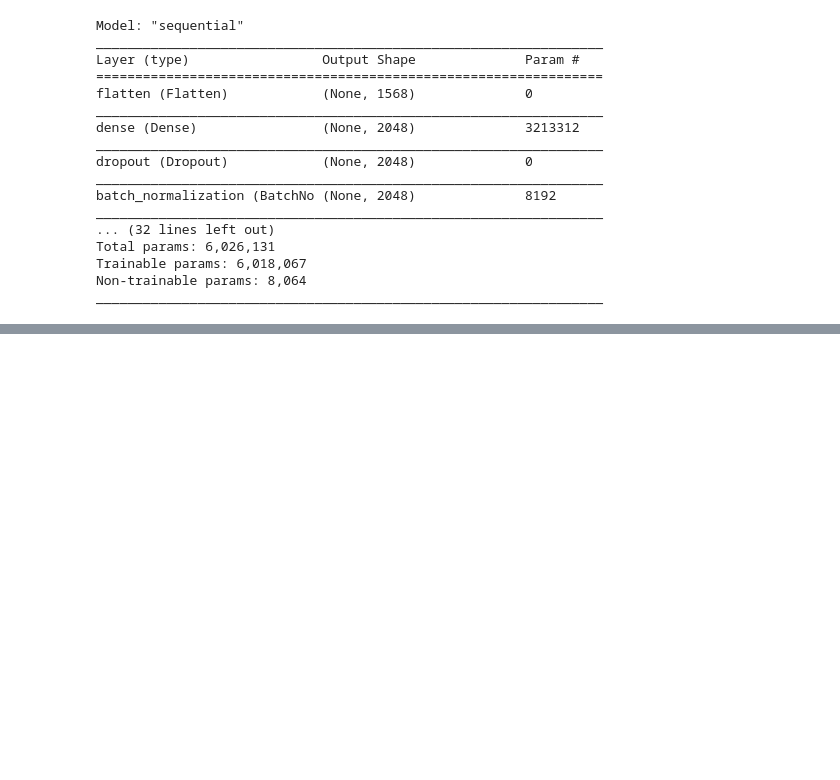
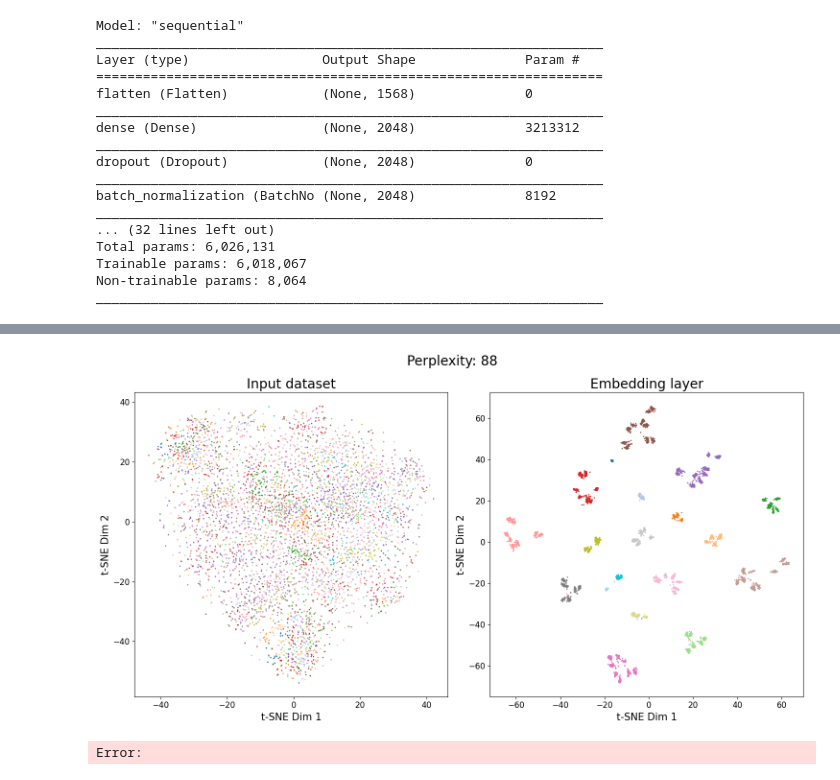
Before and after one commit to ljf441/mnist_add, a Jupyter notebook: pipeline.ipynb, the cells around one changed output, grey strips where cells are left out. Cells and saved outputs as stored; diff of their text form; code cells hidden in the pictures; blank space fills up the shorter version.

```diff
--- a/pipeline.ipynb
+++ b/pipeline.ipynb
@@ -423,2 +401,21 @@ nn_predict()
+# %%
+def get_embeddings(x_train, save=True):
+    model = load_model(f'nn_fitted_{m_name}.keras')
+
+    with open(f'nn_best_{s_name}_params.pkl', 'rb') as f:
+        params = pickle.load(f)
+
+    model.compile(optimizer=Adam(params.get('learning_rate')), loss='categorical_crossentropy', metrics=['accuracy'])
+
+    embedding_layer = model.get_layer('dense_5')
+    embedding_model = Model(inputs=model.input, outputs=embedding_layer.output)
+    embeddings = embedding_model.predict(x_train)
+
+    if save:
+        embedding_model.save(f'nn_embedded_{m_name}.keras')
+        with open(f'nn_embeddings{num}.pkl', "wb") as file:
+            pickle.dump(embeddings, file)
+    else:
+        return embeddings, embedding_model
 # %%
 def get_TSNE():
@@ -490,0 +516,38 @@ Error:
+# %%
+def get_opt_TSNE():
+    with open(f'best_tsne.pkl', 'rb') as f:
+        study = pickle.load(f)
+    params = study.best_trial.params
+
+    x_train_flat = x_train.reshape(-1, 1568)
+    y_train_flat = y_train.astype(int)
+
+    embeddings, _ = get_embeddings(x_train, save=False)
+
+    tsne = TSNE(n_components=2, perplexity=params.get('perplexity'), random_state=441, max_iter=2000, n_iter_without_progress=400)
+    model_embedded = tsne.fit_transform(embeddings[:5000])
+    x_embedded = tsne.fit_transform(x_train_flat[:5000])
+
+    fig, axs = plt.subplots(ncols=2, figsize=(15, 8))
+    fig.suptitle(f"Perplexity: {params.get('perplexity')}")
+    axs[0].set_title(f"Input dataset", fontsize=20)
+    axs[1].set_title(f"Embedding layer", fontsize=20)
+
+
+    axs[0].scatter(x_embedded[:, 0], x_embedded[:, 1], c=np.argmax(y_train_flat[:5000], axis=1), cmap='tab20', s=1)
+    axs[0].set_xlabel("t-SNE Dim 1")
+    axs[0].set_ylabel("t-SNE Dim 2")
+
+    axs[1].scatter(model_embedded[:, 0], model_embedded[:, 1], c=np.argmax(y_train_flat[:5000], axis=1), cmap='tab20', s=1)
+    axs[1].set_xlabel("t-SNE Dim 1")
+    axs[1].set_ylabel("t-SNE Dim 2")
+
+    fig.tight_layout()
+    fig.savefig("best_tsne.png")
+    plt.show()
+
+
+get_opt_TSNE()
+# %% [output]
+[figure, added]
+Error:
```
Also changed, not shown: parts of 20 cells of this notebook, 41 other files.
